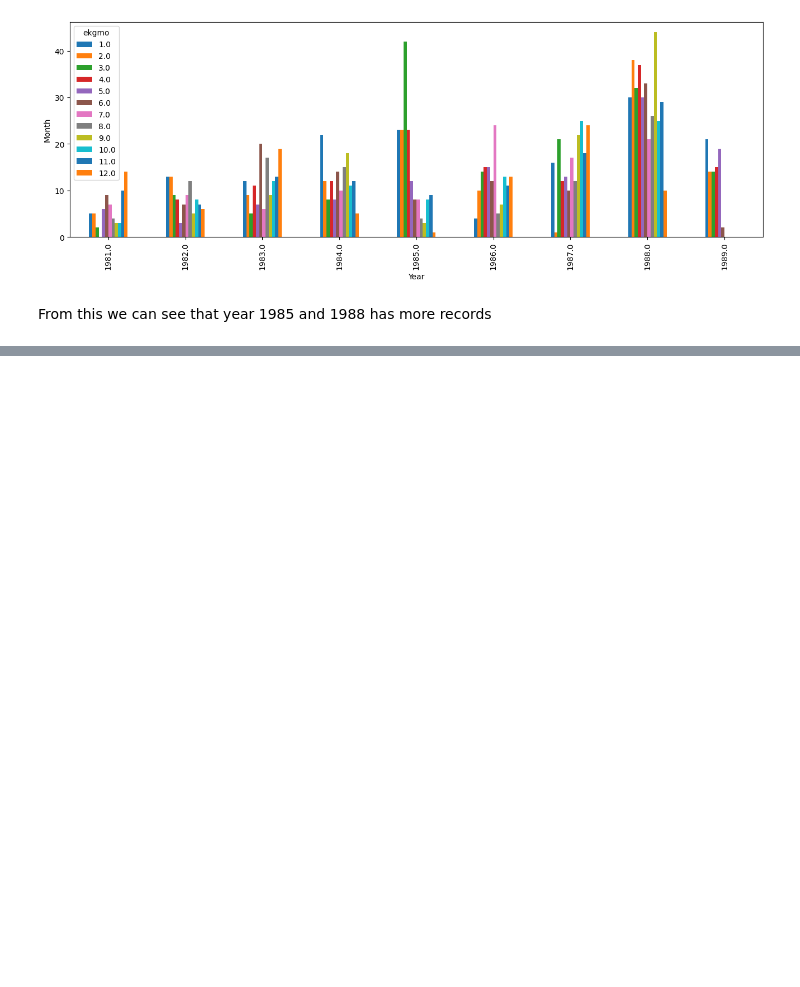
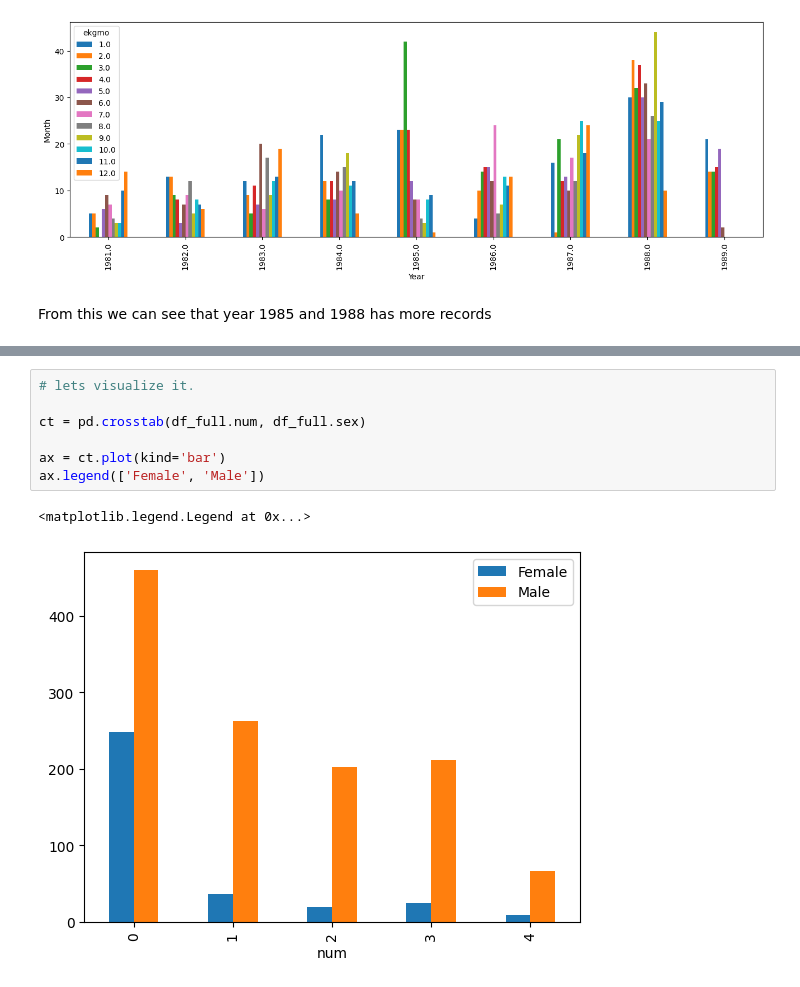
Before and after one commit to Abhi-pacific/heart-disease-prediction-project, a Jupyter notebook: Heart_disease_prediction.ipynb, the cells around one changed output, grey strips where cells are left out. Drawn from its saved outputs; the diff is of its cells as text; blank space fills up the shorter version.

```diff
--- a/Heart_disease_prediction.ipynb
+++ b/Heart_disease_prediction.ipynb
@@ -311,0 +337,10 @@ From this we can see that year 1985 and 1988 has more records
+# %%
+# lets visualize it.
+
+ct = pd.crosstab(df_full.num, df_full.sex)
+
+ax = ct.plot(kind='bar')
+ax.legend(['Female', 'Male'])
+# %% [output]
+<matplotlib.legend.Legend at 0x...>
+[figure, added]
```
Also changed, not shown: parts of 3 cells of this notebook.
